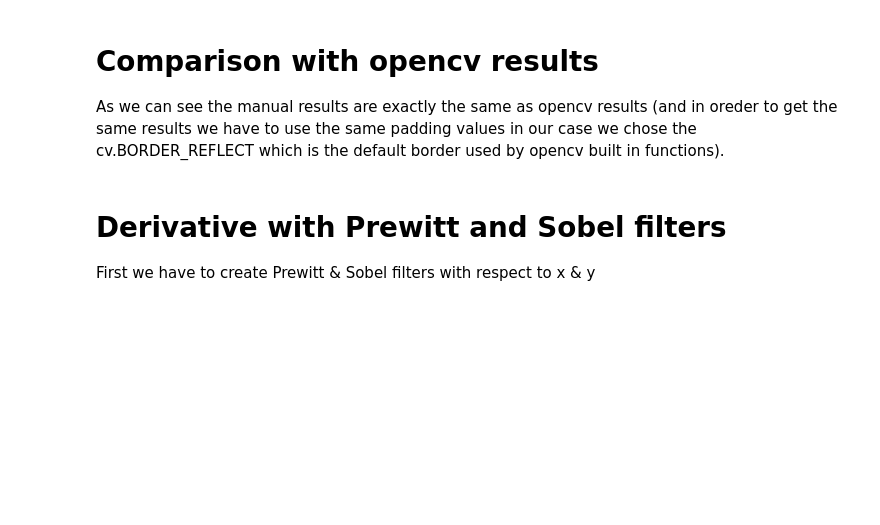
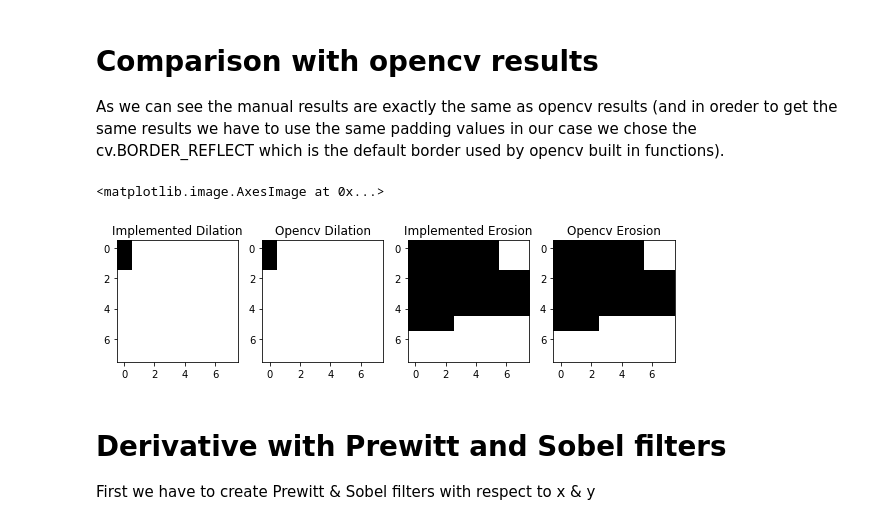
Before and after one commit to imadBO/Digital-Image-Processing, a Jupyter notebook: TP3/derivative_filtring.ipynb, the cells around one changed output. Cells and saved outputs as stored; diff of their text form; code cells hidden in the pictures; blank space fills up the shorter version.

```diff
--- a/TP3/derivative_filtring.ipynb
+++ b/TP3/derivative_filtring.ipynb
@@ -267,12 +277,17 @@ As we can see the manual results are exactly the same as opencv results (and in
 # %%
 # Erosion with the opencv built in function.
 imageER = cv.erode(binarizedImageMag.astype('uint8'),np.ones((3, 3), np.uint8), iterations=1)
 # Dilation with the opencv built in function.
 imageDI = cv.dilate(binarizedImageMag.astype('uint8'),np.ones((3, 3), np.uint8), iterations=1)
-plt.subplot(141);plt.title('Man DI');plt.imshow(dilatedImage, cmap='gray')
-plt.subplot(142);plt.title('Opencv DI');plt.imshow(imageDI, cmap='gray')
-plt.subplot(143);plt.title('Man ER');plt.imshow(erodedImage, cmap='gray')
-plt.subplot(144);plt.title('Opencv ER');plt.imshow(imageER, cmap='gray')
+
+plt.figure(figsize=(10,15))
+plt.subplot(141);plt.title('Implemented Dilation');plt.imshow(dilatedImage, cmap='gray')
+plt.subplot(142);plt.title('Opencv Dilation');plt.imshow(imageDI, cmap='gray')
+plt.subplot(143);plt.title('Implemented Erosion');plt.imshow(erodedImage, cmap='gray')
+plt.subplot(144);plt.title('Opencv Erosion');plt.imshow(imageER, cmap='gray')
+# %% [output]
+<matplotlib.image.AxesImage at 0x...>
+[figure, added]
 # %% [markdown]
 # Derivative with Prewitt and Sobel filters
 First we have to create Prewitt & Sobel filters with respect to x & y
```
Also changed, not shown: parts of 27 cells of this notebook, 25 other files.
